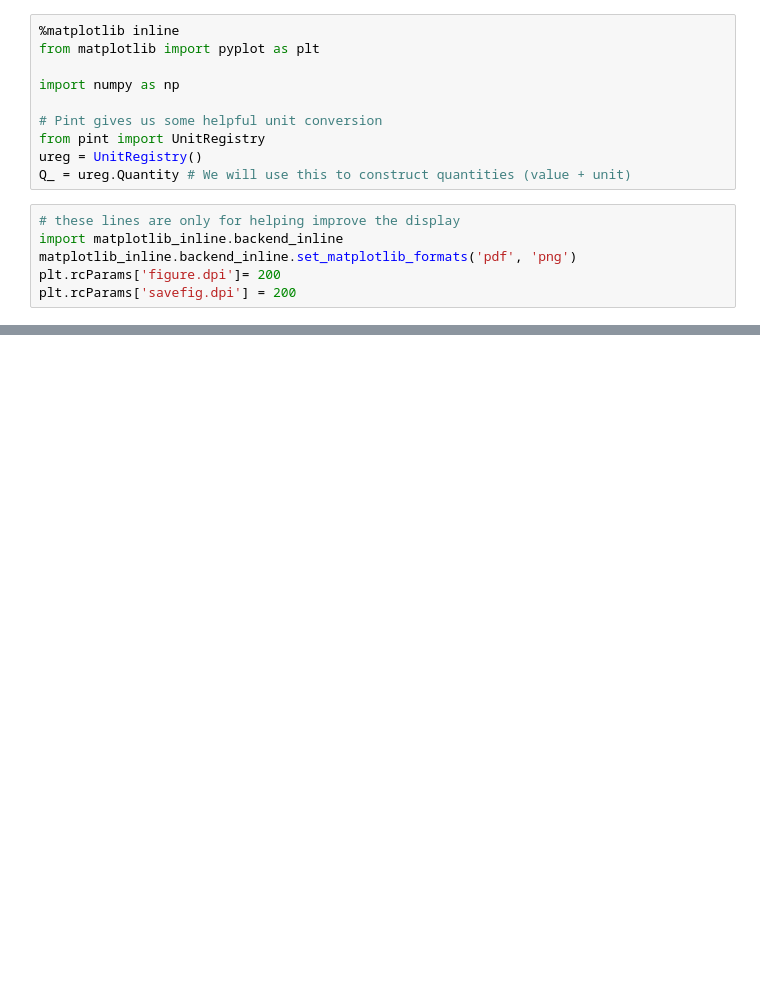
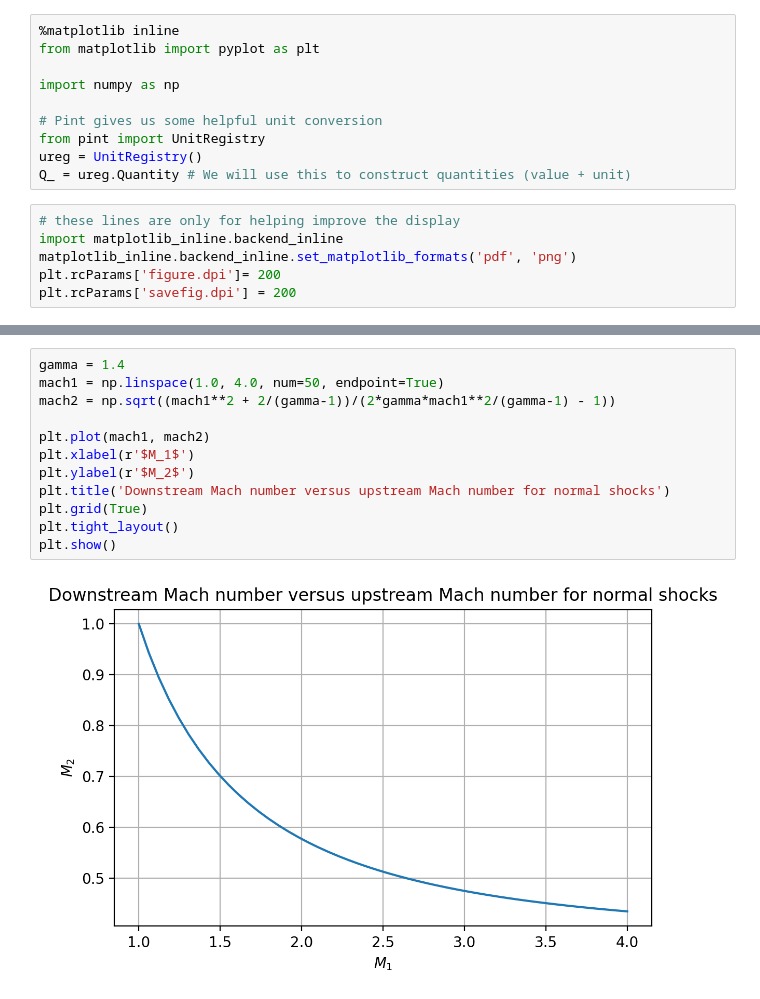
Before and after one commit to kyleniemeyer/gas-dynamics-notes, a Jupyter notebook: book/compressible-flows/normal-shocks.ipynb, the cells around one changed output, grey strips where cells are left out. Cells and saved outputs as stored; diff of their text form; blank space fills up the shorter version.

Commit message:
more on normal shocks

```diff
--- a/book/compressible-flows/normal-shocks.ipynb
+++ b/book/compressible-flows/normal-shocks.ipynb
@@ -122,0 +137,14 @@ which can actually be solved to find $M_2 = f(\gamma, M_1)$.
+# %%
+gamma = 1.4
+mach1 = np.linspace(1.0, 4.0, num=50, endpoint=True)
+mach2 = np.sqrt((mach1**2 + 2/(gamma-1))/(2*gamma*mach1**2/(gamma-1) - 1))
+
+plt.plot(mach1, mach2)
+plt.xlabel(r'$M_1$')
+plt.ylabel(r'$M_2$')
+plt.title('Downstream Mach number versus upstream Mach number for normal shocks')
+plt.grid(True)
+plt.tight_layout()
+plt.show()
+# %% [output]
+[figure, added]
```
Also changed, not shown: parts of 2 cells of this notebook.
